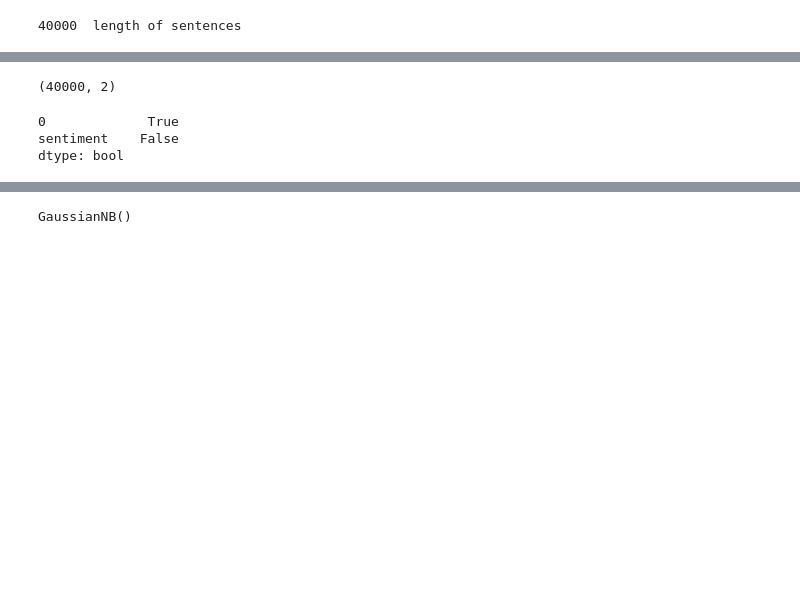
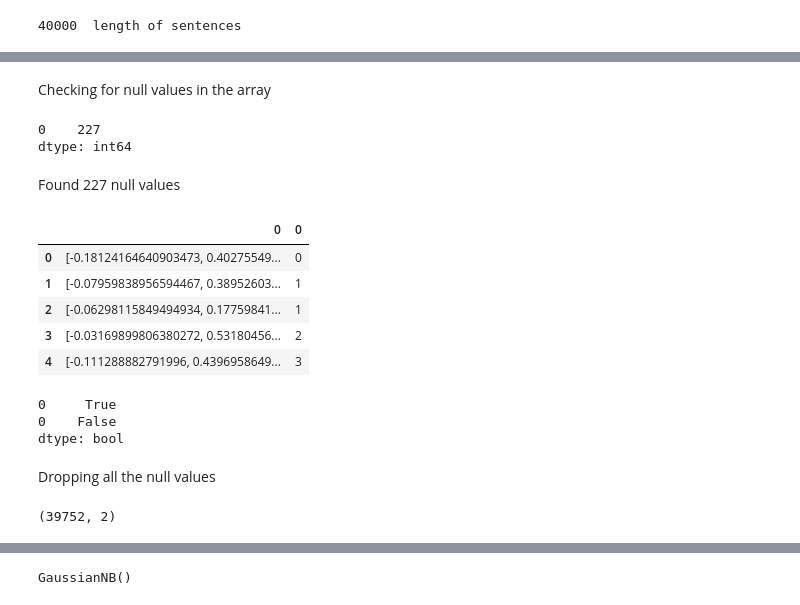
Before and after one commit to abhi-11nav/Text-Emotion-Detection, a Jupyter notebook: Text_Emotion_Detection.ipynb, the cells around one changed output, grey strips where cells are left out. Drawn from its saved outputs; the diff is of its cells as text; code cells hidden in the pictures; blank space fills up the shorter version.

```diff
--- a/Text_Emotion_Detection.ipynb
+++ b/Text_Emotion_Detection.ipynb
@@ -350,0 +408,4 @@ for words in tqdm(words_list):
+# %%
+encodings = np.array(encodings)
+# %%
+y = encodings
@@ -351,4 +414,34 @@ for words in tqdm(words_list):
+# %%
+# Converting all the arrays to same data type
+
+X = np.array([val.astype(np.float64) for val in X])
+# %% [markdown]
+Checking for null values in the array
+# %%
+pd.DataFrame(X).isna().sum()
+# %% [output]
+0    227
+dtype: int64
+# %% [markdown]
+Found 227 null values
 # %%
 # Let us combine the dataset and get rid of any null values that may have occured after preprocessing
 
-preprocessed_data = pd.concat([pd.DataFrame(np.array(X)),pd.DataFrame(data['sentiment'])], axis=1)
+vector_data = pd.concat([pd.DataFrame(X),pd.DataFrame(y)], axis=1)
+# %%
+vector_data.head()
+# %% [output]
+|  | 0 | 0 |
+| 0 | [-0.18124164640903473, 0.40275549... | 0 |
+| 1 | [-0.07959838956594467, 0.38952603... | 1 |
+| 2 | [-0.06298115849494934, 0.17759841... | 1 |
+| 3 | [-0.03169899806380272, 0.53180456... | 2 |
+| 4 | [-0.111288882791996, 0.4396958649... | 3 |
+# %%
+vector_data.isna().any()
+# %% [output]
+0     True
+0    False
+dtype: bool
+# %% [markdown]
+Dropping all the null values
@@ -355,12 +450,4 @@ preprocessed_data = pd.concat([pd.DataFrame(np.array(X)),pd.DataFrame(data['sent
 # %%
-preprocessed_data.shape
+vector_data.shape
 # %% [output]
-(40000, 2)
+(39752, 2)
-# %%
-# eliminating missing values
-
-preprocessed_data.isna().any()
-# %% [output]
-0             True
-sentiment    False
-dtype: bool
```
Also changed, not shown: parts of 33 cells of this notebook.
